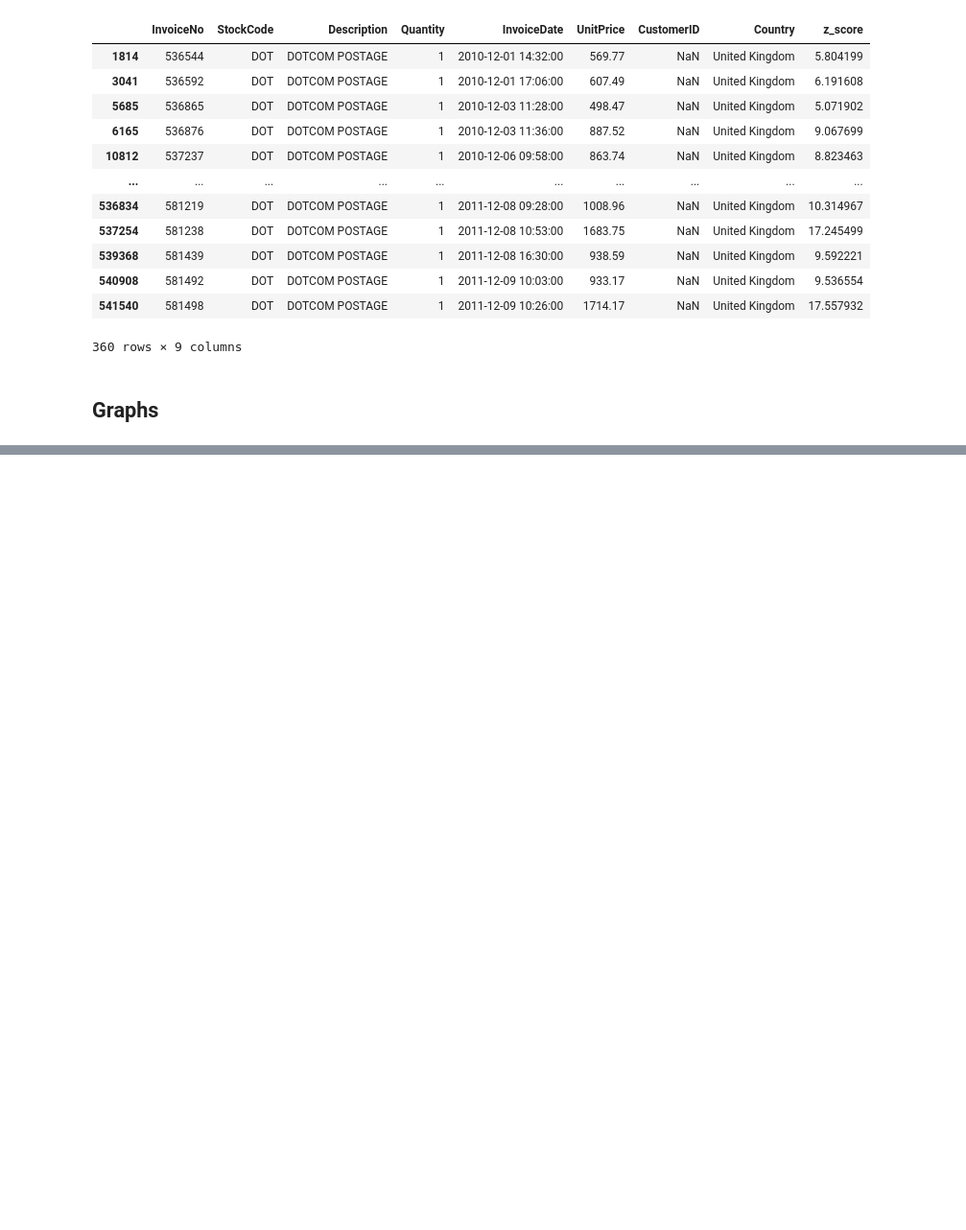
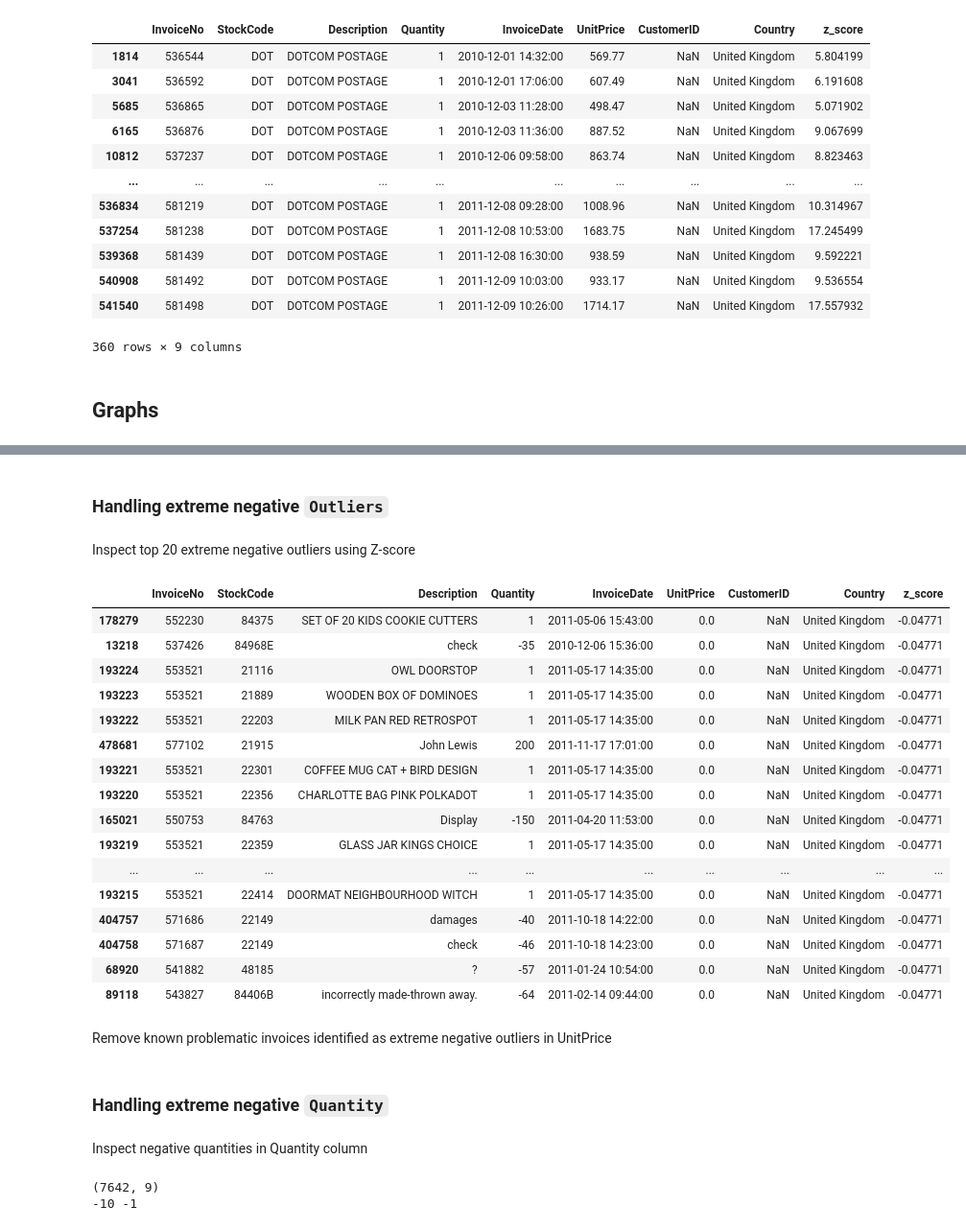
Before and after one commit to Pogo-S/Financial_Data_Project, a Jupyter notebook: scripts/eda.ipynb, the cells around one changed output, grey strips where cells are left out. Shown at 96% size. Drawn from its saved outputs; the diff is of its cells as text; code cells hidden in the pictures; blank space fills up the shorter version.

```diff
--- a/scripts/eda.ipynb
+++ b/scripts/eda.ipynb
@@ -407,0 +418,26 @@ Name: UnitPrice, dtype: float64
+# %% [markdown]
+### Handling extreme negative `Outliers`
+# %% [markdown]
+Inspect top 20 extreme negative outliers using Z-score
+# %%
+df.sort_values(by="z_score", ascending=True).head(20)
+# %% [output]
+|  | InvoiceNo | StockCode | Description | Quantity | InvoiceDate | UnitPrice | CustomerID | Country | z_score |
+| 178279 | 552230 | 84375 | SET OF 20 KIDS COOKIE CUTTERS | 1 | 2011-05-06 15:43:00 | 0.0 | NaN | United Kingdom | -0.04771 |
+| 13218 | 537426 | 84968E | check | -35 | 2010-12-06 15:36:00 | 0.0 | NaN | United Kingdom | -0.04771 |
+| 193224 | 553521 | 21116 | OWL DOORSTOP | 1 | 2011-05-17 14:35:00 | 0.0 | NaN | United Kingdom | -0.04771 |
+| 193223 | 553521 | 21889 | WOODEN BOX OF DOMINOES | 1 | 2011-05-17 14:35:00 | 0.0 | NaN | United Kingdom | -0.04771 |
+| 193222 | 553521 | 22203 | MILK PAN RED RETROSPOT | 1 | 2011-05-17 14:35:00 | 0.0 | NaN | United Kingdom | -0.04771 |
+| 478681 | 577102 | 21915 | John Lewis | 200 | 2011-11-17 17:01:00 | 0.0 | NaN | United Kingdom | -0.04771 |
+| 193221 | 553521 | 22301 | COFFEE MUG CAT + BIRD DESIGN | 1 | 2011-05-17 14:35:00 | 0.0 | NaN | United Kingdom | -0.04771 |
+| 193220 | 553521 | 22356 | CHARLOTTE BAG PINK POLKADOT | 1 | 2011-05-17 14:35:00 | 0.0 | NaN | United Kingdom | -0.04771 |
+| 165021 | 550753 | 84763 | Display | -150 | 2011-04-20 11:53:00 | 0.0 | NaN | United Kingdom | -0.04771 |
+| 193219 | 553521 | 22359 | GLASS JAR KINGS CHOICE | 1 | 2011-05-17 14:35:00 | 0.0 | NaN | United Kingdom | -0.04771 |
+| ... | ... | ... | ... | ... | ... | ... | ... | ... | ... |
+| 193215 | 553521 | 22414 | DOORMAT NEIGHBOURHOOD WITCH | 1 | 2011-05-17 14:35:00 | 0.0 | NaN | United Kingdom | -0.04771 |
+| 404757 | 571686 | 22149 | damages | -40 | 2011-10-18 14:22:00 | 0.0 | NaN | United Kingdom | -0.04771 |
+| 404758 | 571687 | 22149 | check | -46 | 2011-10-18 14:23:00 | 0.0 | NaN | United Kingdom | -0.04771 |
+| 68920 | 541882 | 48185 | ? | -57 | 2011-01-24 10:54:00 | 0.0 | NaN | United Kingdom | -0.04771 |
+| 89118 | 543827 | 84406B | incorrectly made-thrown away. | -64 | 2011-02-14 09:44:00 | 0.0 | NaN | United Kingdom | -0.04771 |
+# %% [markdown]
+Remove known problematic invoices identified as extreme negative outliers in UnitPrice
@@ -407,0 +446,12 @@ Name: UnitPrice, dtype: float64
+# %% [markdown]
+### Handling extreme negative `Quantity`
+# %% [markdown]
+Inspect negative quantities in Quantity column
+# %%
+negative_qty = df[df['Quantity'] < 0]
+
+print(negative_qty.shape)
+print(negative_qty['Quantity'].min(), negative_qty['Quantity'].max())
+# %% [output]
+(7642, 9)
+-10 -1
```
Also changed, not shown: parts of 14 cells of this notebook, 2 other files.
